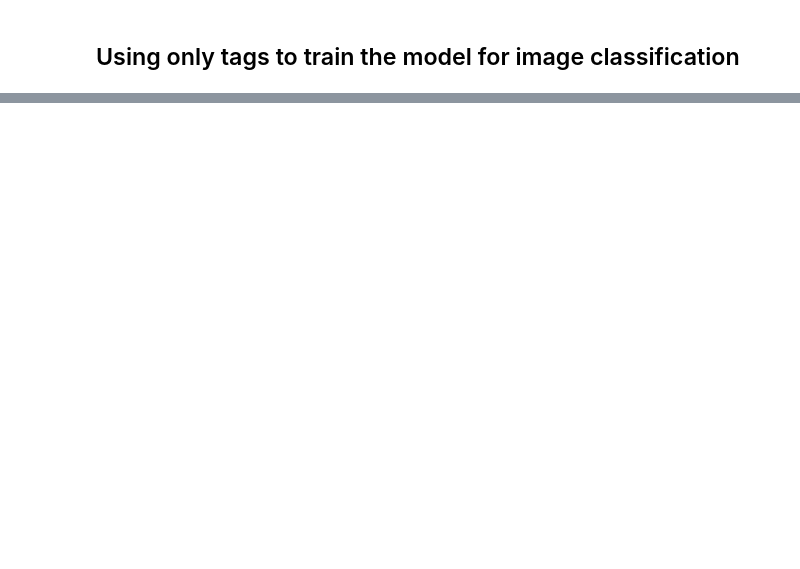
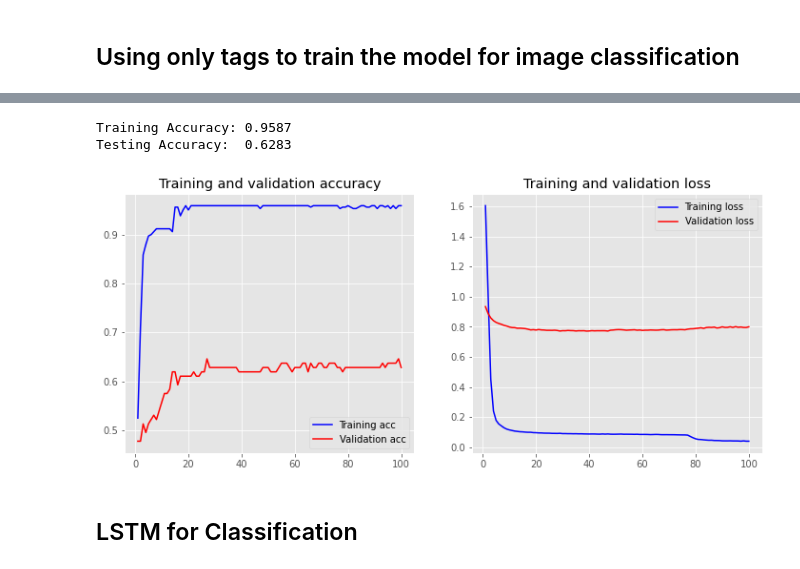
Before and after one commit to sanketg186/Text_Classification, a Jupyter notebook: DriveBuddyMLChallenge.ipynb, the cells around one changed output, grey strips where cells are left out. Saved outputs shown, nothing was run; the diff lists cells and outputs as text; code cells hidden in the pictures; blank space fills up the shorter version.

```diff
--- a/DriveBuddyMLChallenge.ipynb
+++ b/DriveBuddyMLChallenge.ipynb
@@ -357,0 +555,13 @@ model.fit(X_train_rnn, y_train_rnn, epochs = 7,validation_data=(X_test_rnn, y_te
+# %%
+input_dim = X_train.shape[1]  # Number of features
+model = Sequential()
+model.add(layers.Dense(10, input_dim=input_dim, activation='relu'))
+model.add(layers.Dense(1, activation='sigmoid'))
+# %%
+scaler = StandardScaler()
+# transform data
+x_train_array = scaler.fit_transform(x_train_array)
+x_test_array = scaler.fit_transform(x_test_array)
+# %%
+model.compile(loss='binary_crossentropy', optimizer='adam', metrics=['accuracy'])
+model.summary()
@@ -357,0 +581,16 @@ model.fit(X_train_rnn, y_train_rnn, epochs = 7,validation_data=(X_test_rnn, y_te
+# %%
+history = model.fit(x_train_array, y_train_array,epochs=100,verbose=False,validation_data=(x_test_array, y_test_array),batch_size=10)
+# %%
+loss, accuracy = model.evaluate(x_train_array, y_train_array, verbose=False)
+print("Training Accuracy: {:.4f}".format(accuracy))
+loss, accuracy = model.evaluate(x_test_array, y_test_array, verbose=False)
+print("Testing Accuracy:  {:.4f}".format(accuracy))
+# %% [output]
+Training Accuracy: 0.9587
+Testing Accuracy:  0.6283
+# %%
+plot_history(history)
+# %% [output]
+[figure, added]
+# %% [markdown]
+## LSTM for Classification
```
Also changed, not shown: parts of 53 cells of this notebook.
